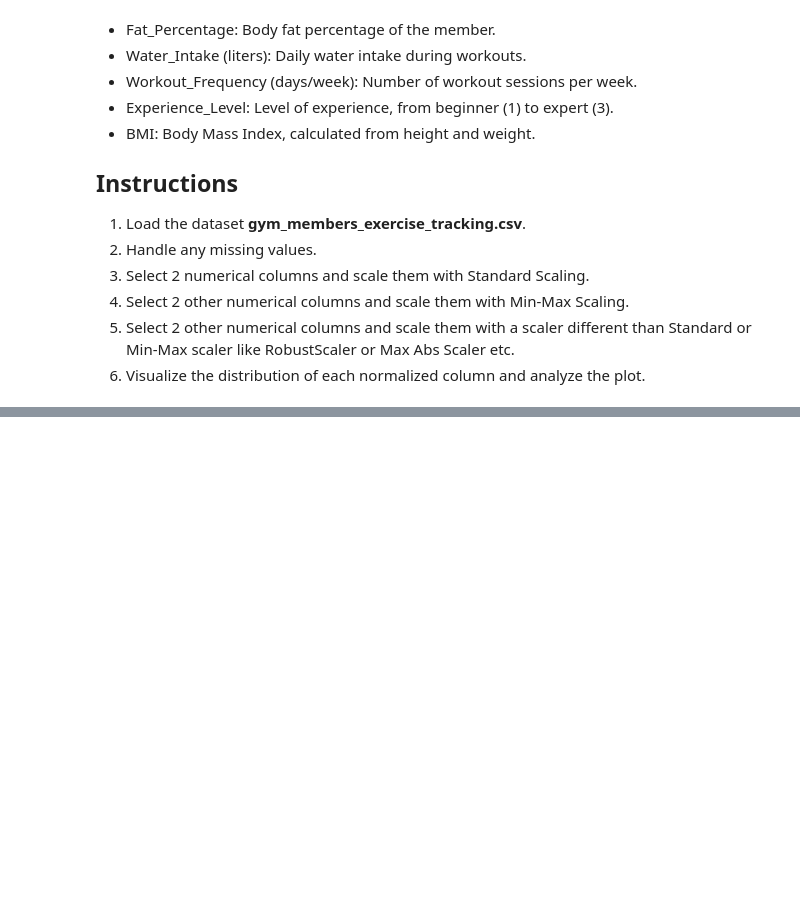
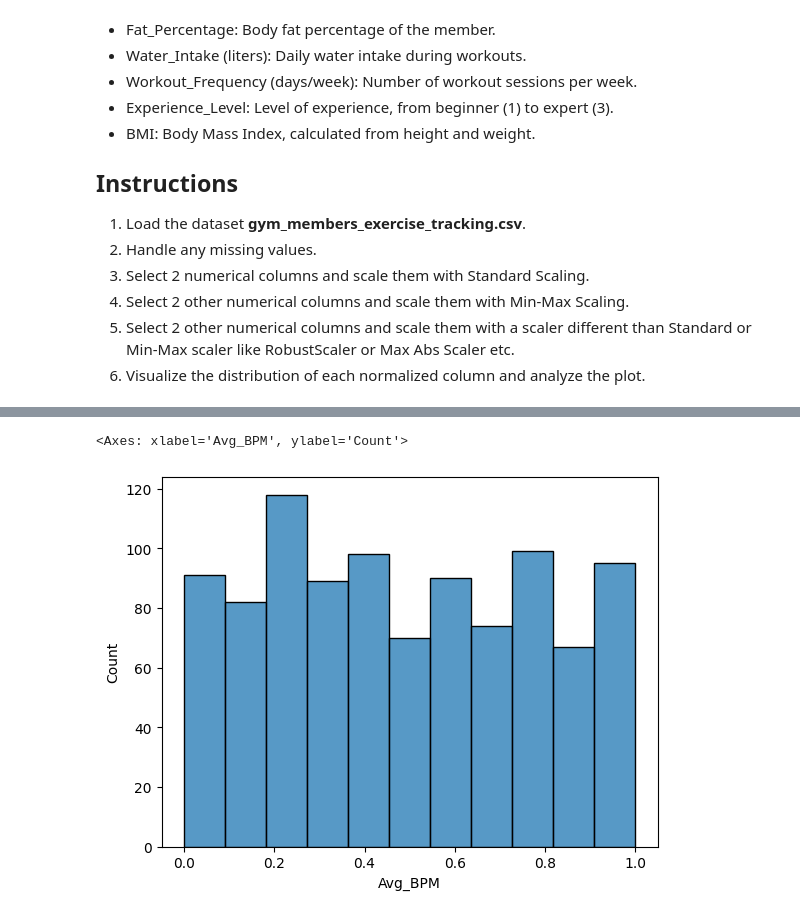
Before and after one commit to ULabanieh/CLA-Bootcamp, a Jupyter notebook: Guided Practices & Homeworks/GP5 - Data Normalization and Scaling.ipynb, the cells around one changed output, grey strips where cells are left out. Cells and saved outputs as stored; diff of their text form; code cells hidden in the pictures; blank space fills up the shorter version.

```diff
--- a/Guided Practices & Homeworks/GP5 - Data Normalization and Scaling.ipynb
+++ b/Guided Practices & Homeworks/GP5 - Data Normalization and Scaling.ipynb
@@ -377,0 +468,7 @@ Abs Scaler etc.
+# %%
+import seaborn as sns
+column3 = gym['Avg_BPM']
+sns.histplot(data=gym, x=column3)
+# %% [output]
+<Axes: xlabel='Avg_BPM', ylabel='Count'>
+[figure, added]
```
Also changed, not shown: parts of 15 cells of this notebook, 3 other files.
